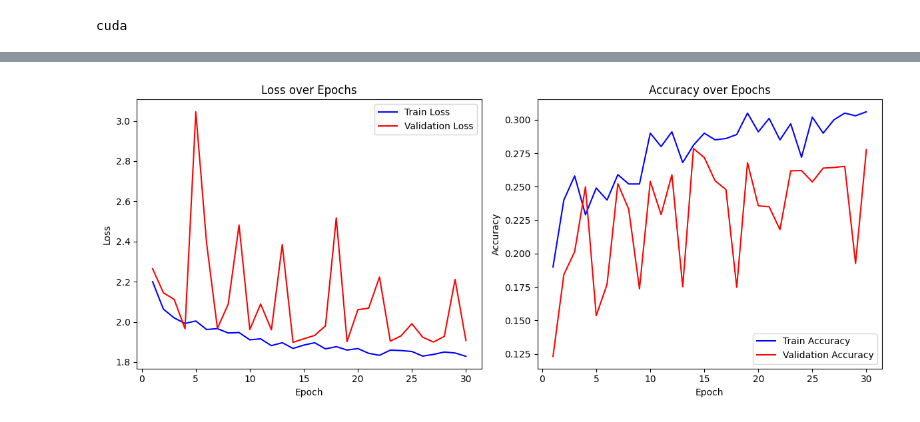
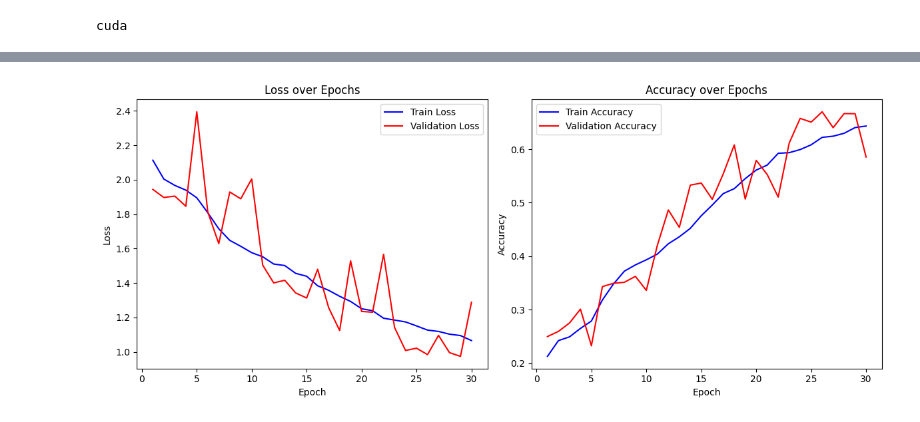
Before and after one commit to DenysGolub/Galaxy-Classification, a Jupyter notebook: notebooks/galaxy_train.ipynb, the cells around one changed output, grey strips where cells are left out. Cells and saved outputs as stored; diff of their text form; code cells hidden in the pictures.

Commit message:
feat: trained model with 59% - the model doesnt understand spiral galaxies (it classified 0 of them)

```diff
--- a/notebooks/galaxy_train.ipynb
+++ b/notebooks/galaxy_train.ipynb
@@ -123,17 +124,17 @@ test_dataset = TransformedSubset(test_dataset, transform=test_transforms)
 # %%
-import torch
-from torch.utils.data import Subset
-import random
-n = 1000  # replace with whatever number you want
+# import torch
+# from torch.utils.data import Subset
+# import random
+# n = len(train_dataset) # replace with whatever number you want
 
-# Make sure n does not exceed the original train dataset size
-n = min(n, len(train_dataset))
+# # Make sure n does not exceed the original train dataset size
+# n = min(n, len(train_dataset))
 
-# Generate random indices
-random_indices = random.sample(range(len(train_dataset)), n)
+# # Generate random indices
+# random_indices = random.sample(range(len(train_dataset)), n)
 
-# Create a subset with only these random indices
-train_dataset = Subset(train_dataset, random_indices)
+# # Create a subset with only these random indices
+# train_dataset = Subset(train_dataset, random_indices)
 # %%
 from torch.utils.data import DataLoader
 
@@ -162,11 +183,18 @@ import torch.optim as optim
 device = torch.device("cuda" if torch.cuda.is_available() else "cpu")
 
 # --- Model ---
-model = GalaxyCNN(num_classes=10, dropout_p=0.5).to(device)
+import torchvision.models as models
+import torch.nn as nn
+
+model = GalaxyCNN()
+
+# Replace classifier
+
+model = model.to(device)
 
 # --- Loss and Optimizer ---
 criterion = nn.CrossEntropyLoss()  # standard for multi-class classification
-optimizer = optim.AdamW(model.parameters(), lr=1e-3, weight_decay=1e-4)  # weight decay helps generalization
+optimizer = optim.AdamW(model.parameters(), lr=0.01)  # weight decay helps generalization
 
 # --- Optional LR Scheduler ---
 scheduler = optim.lr_scheduler.ReduceLROnPlateau(optimizer, mode='max',
@@ -249,31 +279,30 @@ Epoch 30/30 - Train Loss: 1.8585, Train Acc: 0.2980 - Val Loss: 1.9796, Val Acc:
 # %%
-# ---- Visualization ----
-epochs = range(1, num_epochs + 1)
+epochs = range(1, epoch+2)
 
 plt.figure(figsize=(12,5))
 
 # Plot Loss
 plt.subplot(1,2,1)
 plt.plot(epochs, train_losses, 'b-', label='Train Loss')
 plt.plot(epochs, val_losses, 'r-', label='Validation Loss')
 plt.title("Loss over Epochs")
 plt.xlabel("Epoch")
 plt.ylabel("Loss")
 plt.legend()
 
 # Plot Accuracy
 plt.subplot(1,2,2)
 plt.plot(epochs, train_accuracies, 'b-', label='Train Accuracy')
 plt.plot(epochs, val_accuracies, 'r-', label='Validation Accuracy')
 plt.title("Accuracy over Epochs")
 plt.xlabel("Epoch")
 plt.ylabel("Accuracy")
 plt.legend()
 
 plt.tight_layout()
 plt.show()
 # %% [output]
-[figure, old version]
+[figure, new version]
 # %%
 device = torch.device("cuda" if torch.cuda.is_available() else "cpu")
 num_classes = 10
```
Also changed, not shown: parts of 13 cells of this notebook.
